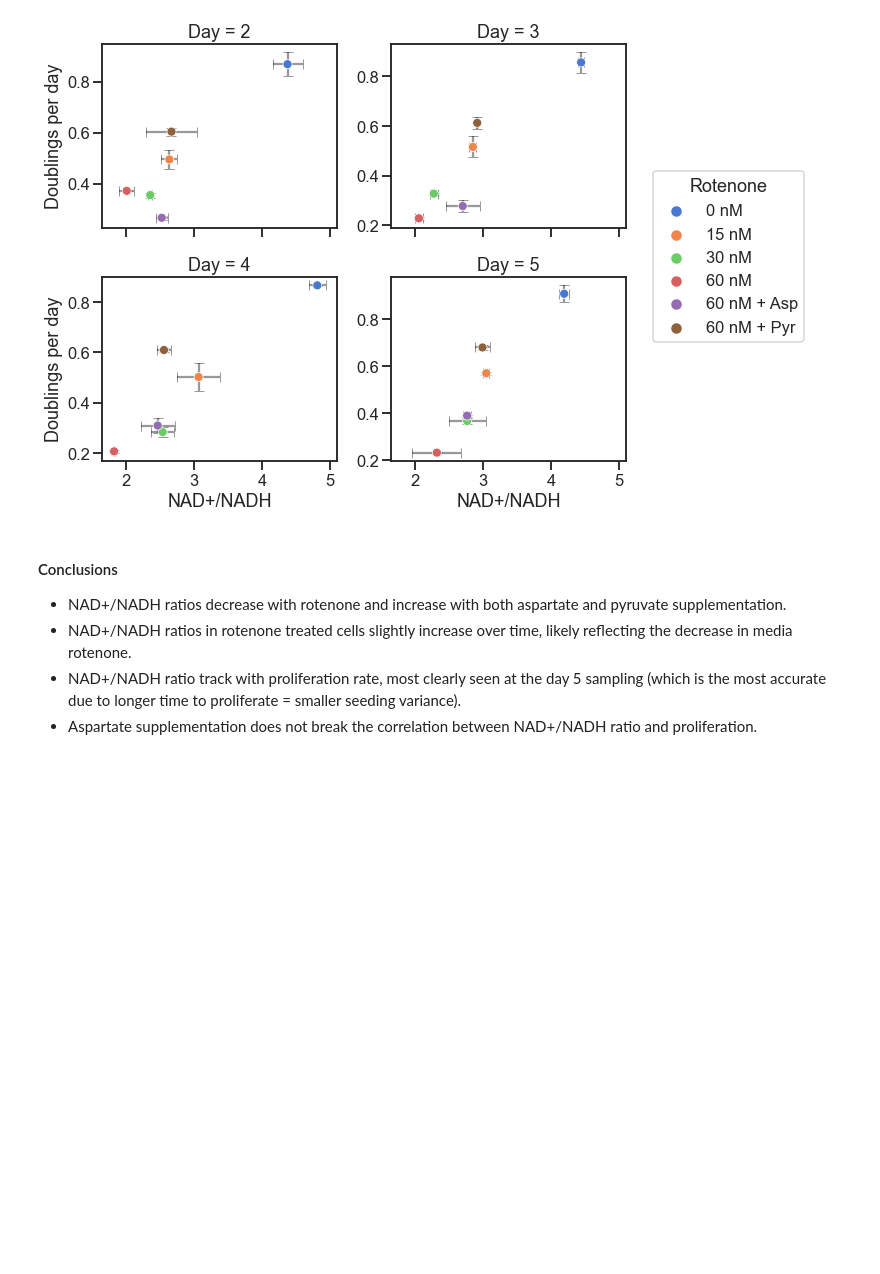
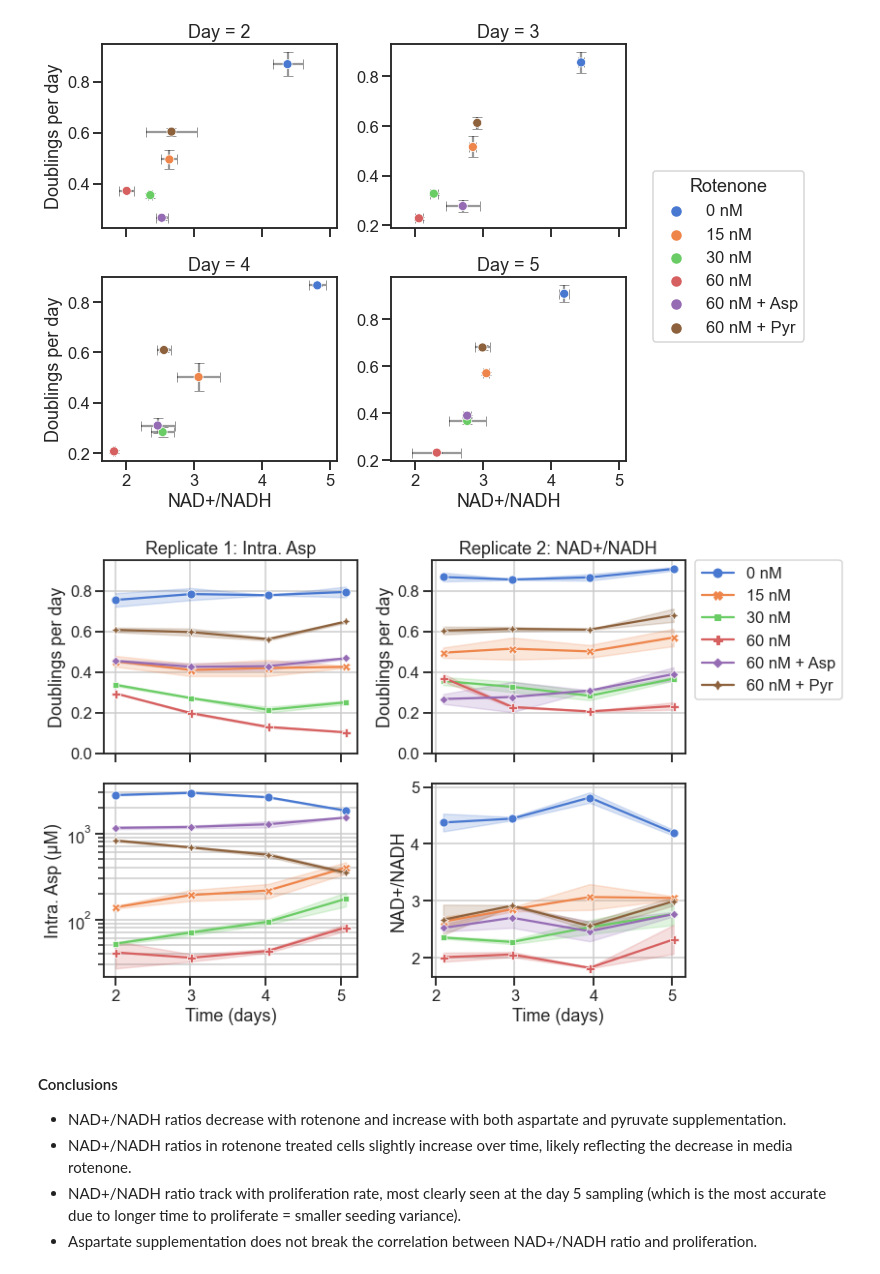
Before and after one commit to krdav/lab-work, a Jupyter notebook: ETCinhib_timeseries/H1299/data_processing.ipynb, the cells around one changed output. Drawn from its saved outputs; the diff is of its cells as text; code cells hidden in the pictures; blank space fills up the shorter version.

Commit message:
Combined prlfr-asp-nad plot

```diff
--- a/ETCinhib_timeseries/H1299/data_processing.ipynb
+++ b/ETCinhib_timeseries/H1299/data_processing.ipynb
@@ -362,6 +362,50 @@ sns_fig.set_axis_labels('NAD+/NADH', 'Doublings per day')
 sns_fig.savefig('plots/NAD-NADH-prlfr_rep2-byday.pdf', bbox_inches='tight');
 # %% [output]
 [figure]
+# %%
+### Combined plot with proliferation rate, Asp and NAD/NADH over time ###
+fig, axes = plt.subplots(2, 2, figsize=(12, 7.5), sharex='col')
+
+# Plot replicate 1 in first column #
+# Proliferation rate:
+mask = df_CC['Rep'] == 1
+g1 = sns.lineplot(ax=axes[0, 0], data=df_CC[mask], x='Elapsed', y='Prlfr', hue='Treatment', style='Treatment', markers=True, ci=95, dashes=False)
+g1.legend_.remove()
+#g1.set_ylim(0, g1.get_ylim()[1])
+g1.grid(True, which='both')
+g1.set_title('Replicate 1: Intra. Asp');
+g1.set_ylabel('Doublings per day');
+# Aspartate conc.:
+g2 = sns.lineplot(ax=axes[1, 0], data=df_metab, x='Elapsed', y='Aspartate conc', hue='Treatment', style='Treatment', markers=True, ci=95, dashes=False)
+g2.set(yscale='log');
+g2.legend_.remove()
+g2.grid(True, which='both')
+g2.set_xlabel('Time (days)')
+g2.set_ylabel('Intra. Asp (μM)');
+
+# Plot replicate 2 in second column #
+# Proliferation rate:
+mask = df_CC['Rep'] == 2
+g3 = sns.lineplot(ax=axes[0, 1], data=df_CC[mask], x='Elapsed', y='Prlfr', hue='Treatment', style='Treatment', markers=True, ci=95, dashes=False)
+#g3.legend_.remove()
+g3.legend(loc='upper left', bbox_to_anchor=(1.04, 1), borderaxespad=0)
+g3.set_ylim(0, g3.get_ylim()[1])
+g1.set_ylim(0, g3.get_ylim()[1])
+g3.grid(True, which='both')
+g3.set_title('Replicate 2: NAD+/NADH');
+g3.set_ylabel('Doublings per day');
+# Aspartate conc.:
+g4 = sns.lineplot(ax=axes[1, 1], data=df_NAD, x='Elapsed', y='NAD-NADH', hue='Treatment', style='Treatment', markers=True, dashes=False)
+g4.legend_.remove()
+g4.grid(True, which='both')
+g4.set_xlabel('Time (days)')
+g4.set_ylabel('NAD+/NADH');
+
+# Save:
+fig.tight_layout()
+fig.savefig('plots/prlfr-asp-NAD-NADH-time_rep1-2.pdf', bbox_inches='tight');
+# %% [output]
+[figure, added]
 # %% [markdown]
 #### Conclusions
 * NAD+/NADH ratios decrease with rotenone and increase with both aspartate and pyruvate supplementation.
```
Also changed, not shown: 26 other files.
